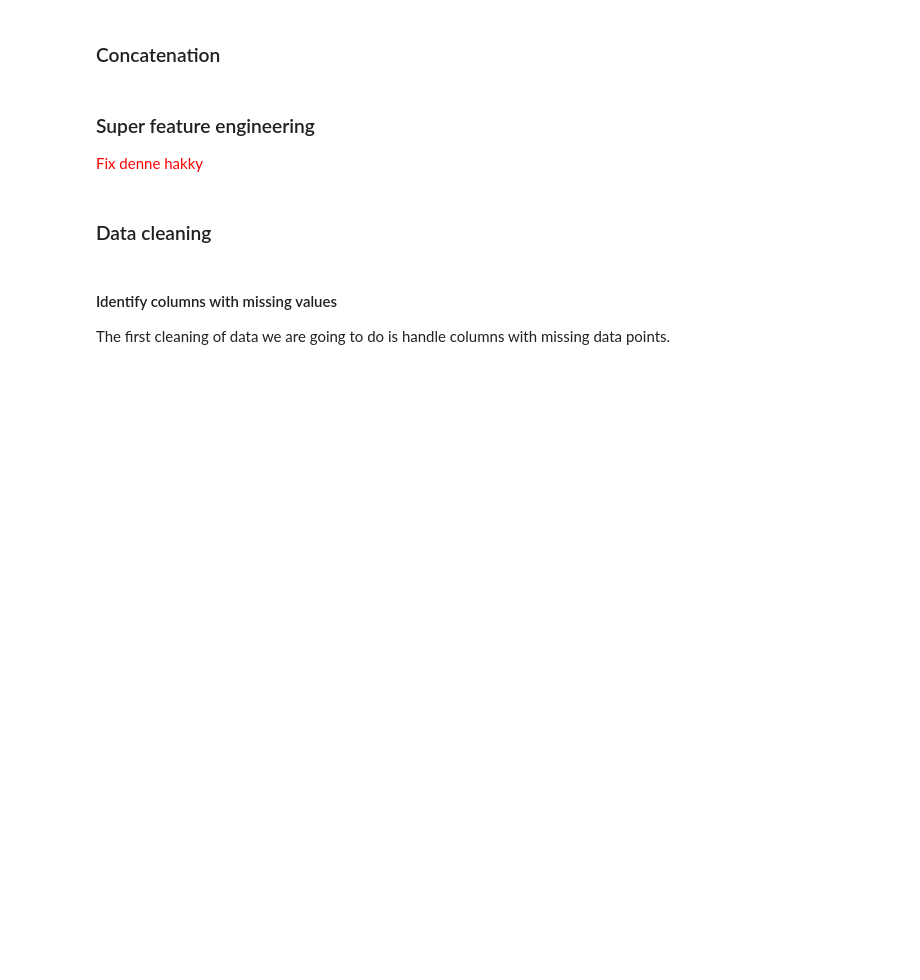
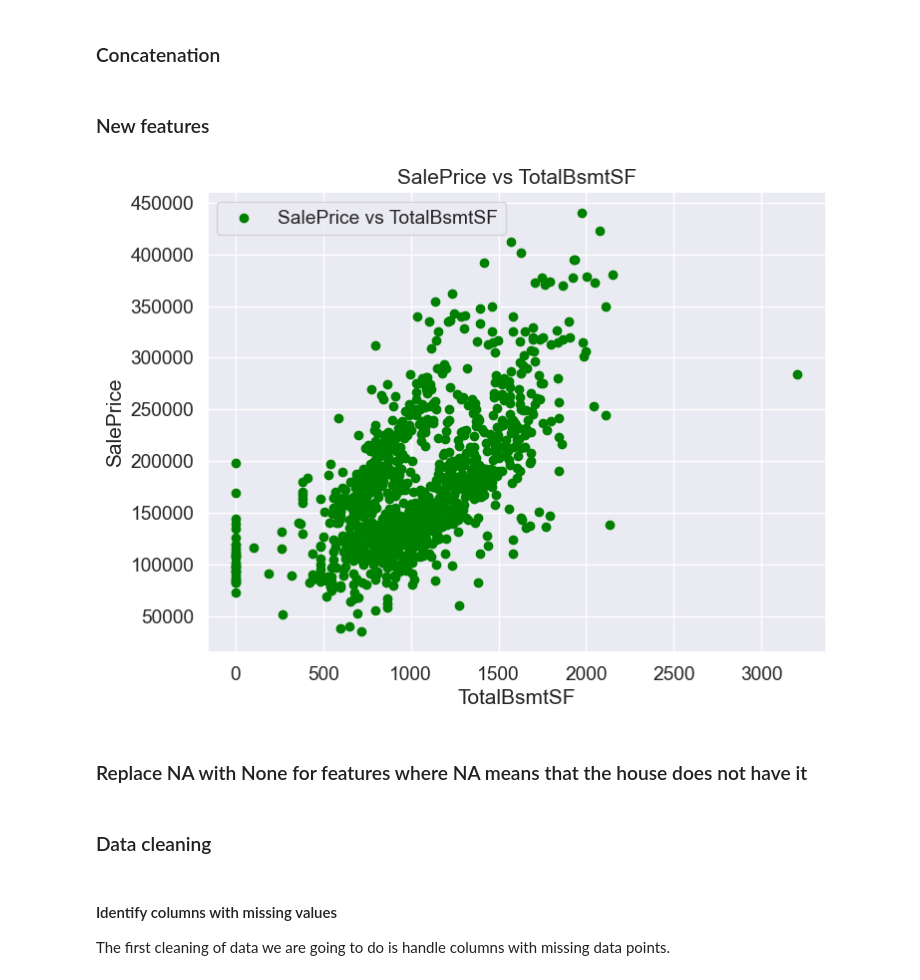
Before and after one commit to hakonsonstebo/HPP, a Jupyter notebook: HPP.ipynb, the cells around one changed output. Drawn from its saved outputs; the diff is of its cells as text; code cells hidden in the pictures; blank space fills up the shorter version.

```diff
--- a/HPP.ipynb
+++ b/HPP.ipynb
@@ -258,6 +305,3 @@ train_df.shape
 ### Concatenation
 # %%
 train_test_df = pd.concat([train_df,test_df],axis=0)
-# %% [markdown]
-### Super feature engineering
-<font color='red'>Fix denne hakky</font>
@@ -283,0 +308,31 @@ for col in ('BsmtQual', 'BsmtCond', 'BsmtExposure',
+# %% [markdown]
+### New features
+# %%
+train_test_df['TotalIndoorArea']  = train_test_df['1stFlrSF'] + train_test_df['2ndFlrSF'] + train_test_df['TotalBsmtSF'] + train_test_df['GrLivArea']
+
+import matplotlib.pyplot as plt
+
+# # Plotting 'SalePrice' vs 'BsmtFinSF1'
+# plt.figure(figsize=(8, 6))
+# plt.scatter(train_test_df['BsmtFinSF1'], train_test_df['SalePrice'], color='blue', label='SalePrice vs BsmtFinSF1')
+# plt.xlabel('BsmtFinSF1')
+# plt.ylabel('SalePrice')
+# plt.title('SalePrice vs BsmtFinSF1')
+# plt.legend()
+# plt.show()
+
+# Plotting 'SalePrice' vs 'TotalBsmtSF'
+plt.figure(figsize=(8, 6))
+plt.scatter(train_test_df['TotalBsmtSF'], train_test_df['SalePrice'], color='green', label='SalePrice vs TotalBsmtSF')
+plt.xlabel('TotalBsmtSF')
+plt.ylabel('SalePrice')
+plt.title('SalePrice vs TotalBsmtSF')
+plt.legend()
+plt.show()
+
+train_test_df["Square_BsmtFinSF1"] = train_test_df["BsmtFinSF1"] ** 2
+train_test_df["Square_TotalBsmtSF"] = train_test_df["TotalBsmtSF"] ** 2
+# %% [output]
+[figure, added]
+# %% [markdown]
+###  Replace NA with None for features where NA means that the house does not have it
```
Also changed, not shown: parts of 19 cells of this notebook, 3 other files.
